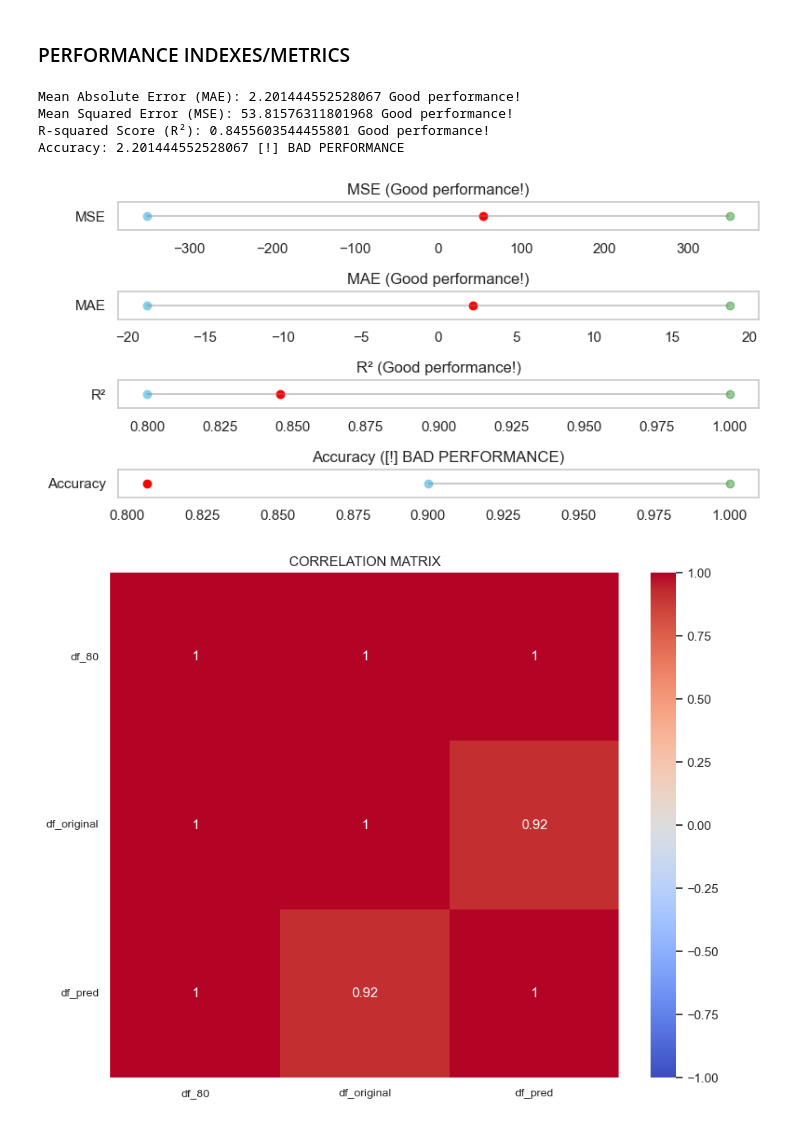
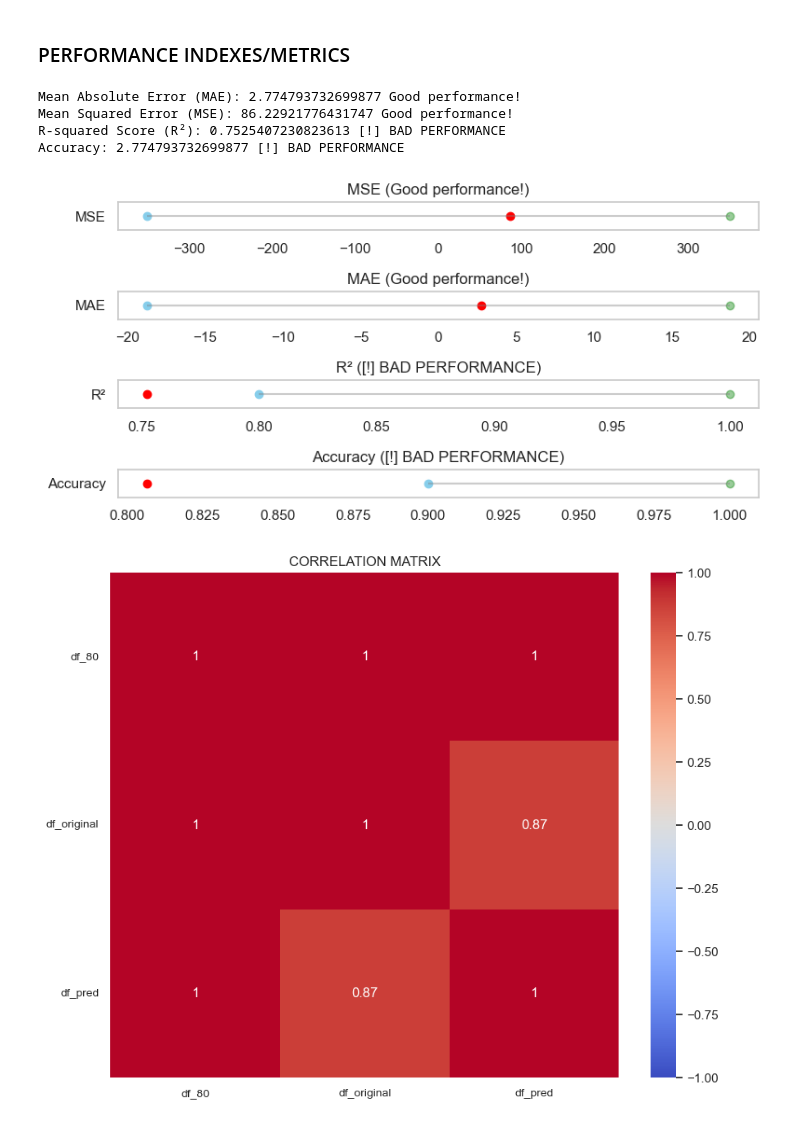
Before and after one commit to Andre-Seiji/mvi_statistical_methods, a Jupyter notebook: linear_logistic_regression-based_mvi_(llrmvi)/llrvi.ipynb, the cells around one changed output. Cells and saved outputs as stored; diff of their text form; code cells hidden in the pictures.

Commit message:
update llrvi
Correct selection of training and prediction data

```diff
--- a/linear_logistic_regression-based_mvi_(llrmvi)/llrvi.ipynb
+++ b/linear_logistic_regression-based_mvi_(llrmvi)/llrvi.ipynb
@@ -47,20 +47,22 @@ def llrvi(df):
     faltantes=df[df['Pinhao: (Parana)'].isna()]['Pinhao: (Parana)']
 
     # Predictions list
+    cont=0
     list_pred=[]
-    X = np.array(numericos.shift(1)).reshape(-1,1)
-    y = np.array(numericos).reshape(-1,1)
     for order, value in enumerate(faltantes.index):
-        train_size=value
-        X_train, y_train=X[1:train_size], y[1:train_size]
+
+        # Training is done with all instances until penultimate before the missing instance
+        X_train=np.array(numericos.shift(1)[1:value-1-cont]).reshape(-1,1)
+        y_train=np.array(numericos[1:value-1-cont]).reshape(-1,1)
         model = LinearRegression()
         model.fit(X_train, y_train)
+        cont+=1
 
-        # Uses the previous day to model prediction
-        y_pred = model.predict(np.array(numericos.loc[value-1]).reshape(-1,1))
+        # Prediction is done with the instance before missing instance
+        y_pred=model.predict(np.array(numericos.shift(1).loc[value-1]).reshape(-1,1))
         list_pred.append(y_pred[0][0])
 
-    # New column (originals + predictions)
+    # Concat (originals + predictions)
     list_final=[]
     cont=0
     for order, value in enumerate(df['Pinhao: (Parana)']):
@@ -71,3 +73,7 @@ def llrvi(df):
                 cont+=1
     df['Pinhao: (Parana)']=list_final
     return df
+
+
+df_pred=llrvi(df_80.copy())
+df_pred
@@ -141,42 +144,42 @@ print(f'Mean Squared Error (MSE): {mse} {mse_status}')
 print(f'R-squared Score (R²): {r2} {r2_status}')
 print(f'Accuracy: {mae} {accuracy_status}')
 # %% [output]
-Mean Absolute Error (MAE): 2.201444552528067 Good performance!
-Mean Squared Error (MSE): 53.81576311801968 Good performance!
-R-squared Score (R²): 0.8455603544455801 Good performance!
-Accuracy: 2.201444552528067 [!] BAD PERFORMANCE
+Mean Absolute Error (MAE): 2.774793732699877 Good performance!
+Mean Squared Error (MSE): 86.22921776431747 Good performance!
+R-squared Score (R²): 0.7525407230823613 [!] BAD PERFORMANCE
+Accuracy: 2.774793732699877 [!] BAD PERFORMANCE
 # %%
 #CHART OF ACCEPTANCE RANGE AND INDEXES VALUES
 
 #Create a new dataframe specific for this plot
 indexes_plot = pd.DataFrame({'group': ['R²', 'MAE', 'MSE', 'Accuracy'],
                    'min': [r2_good_range[0], (mae_good_range * -1), (mse_good_range * -1), accuracy_good_range[0]],
                    'max': [r2_good_range[1], mae_good_range, mse_good_range, accuracy_good_range[1]],
                    'value': [r2, mae, mse, accuracy],
-                   'status': [mae_status, mse_status, r2_status, accuracy_status]})
+                   'status': [r2_status, mae_status, mse_status, accuracy_status]})
 ordered_indexes_plot = indexes_plot.sort_values(by='min') #put the dataframe in order to plot
 
 #Subplot1 config
 indexes_plot_filename = f"{results_folder}/df_pred_chart1_indexes_plot_{current_datetime}.jpg"
 fig, axs = plt.subplots(4, 1, figsize=(8, 4))
 
 #Charts of subplot1
 for i, ax in enumerate(axs):
     ax.hlines(y=1, xmin=ordered_indexes_plot['min'].iloc[i], xmax=ordered_indexes_plot['max'].iloc[i], color='grey', alpha=0.4)
     ax.scatter(ordered_indexes_plot['min'].iloc[i], 1, color='skyblue', alpha=1, label='Min')
     ax.scatter(ordered_indexes_plot['max'].iloc[i], 1, color='green', alpha=0.4, label='Max')
     ax.scatter(ordered_indexes_plot['value'].iloc[i], 1, color='red', alpha=1, label='Index Value')
     ax.set_yticks([1])
     ax.set_yticklabels([ordered_indexes_plot['group'].iloc[i]])
     title = "{} ({})".format(ordered_indexes_plot['group'].iloc[i], ordered_indexes_plot['status'].iloc[i])
     ax.set_title(title)
     ax.grid(False)
 
 
 plt.tight_layout()
 plt.show()
 # %% [output]
-[figure, old version]
+[figure, new version]
 # %%
 # Correlation between original dataframe, dataframe with missing data, and dataframe with imputed values
 df_pred_selected = df_pred["Pinhao: (Parana)"]  # Dataframe with imputed values
```
Also changed, not shown: parts of 6 cells of this notebook.
